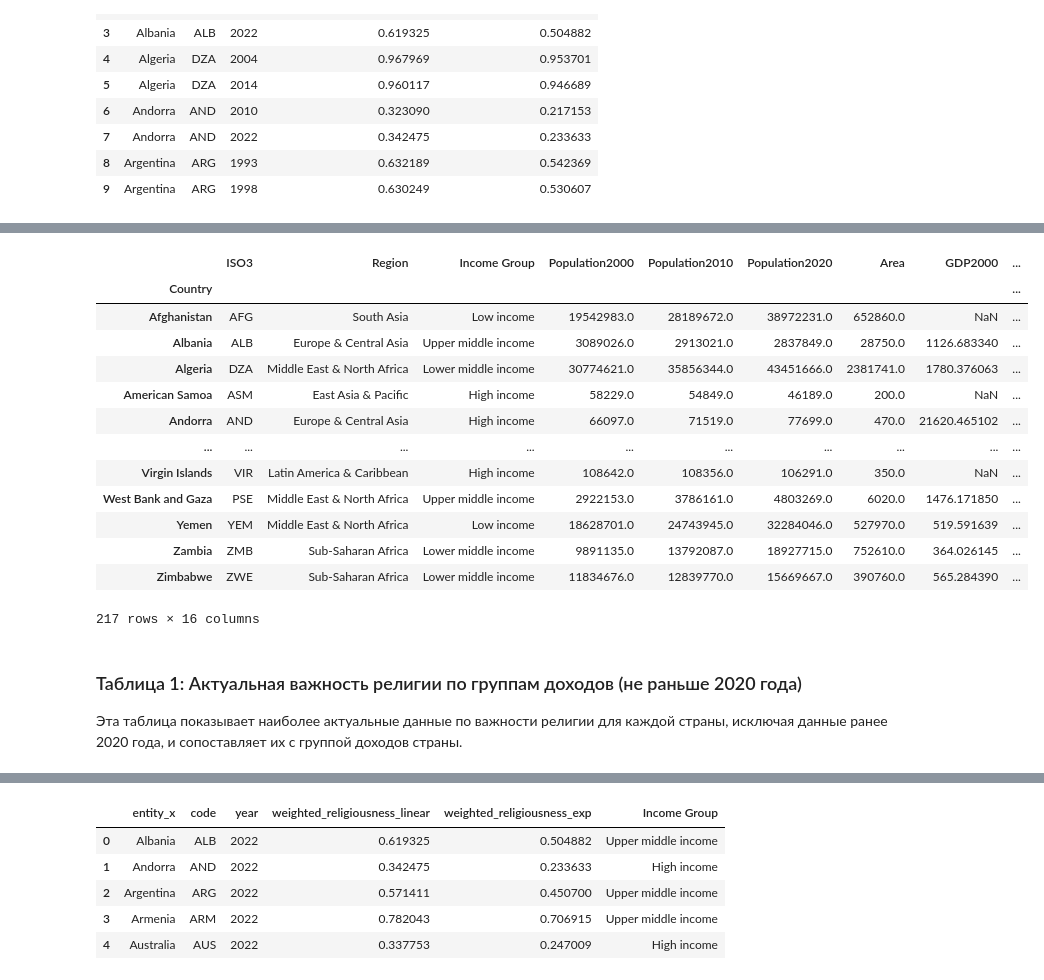
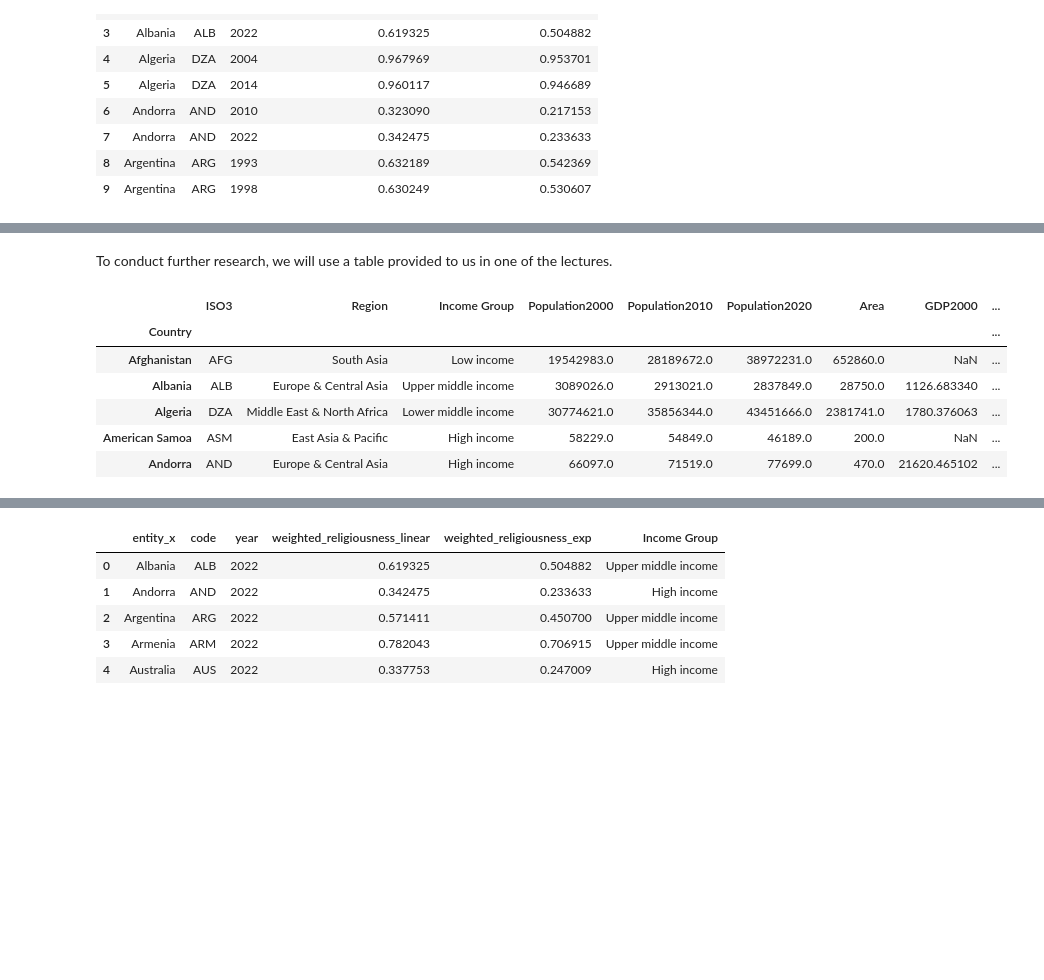
Before and after one commit to fedirmel234-beep/vizualization-of-data-projects-religions-uk, a Jupyter notebook: Desktop/EDA_files/Project_work.ipynb, the cells around one changed output, grey strips where cells are left out. Drawn from its saved outputs; the diff is of its cells as text; code cells hidden in the pictures; blank space fills up the shorter version.

```diff
--- a/Desktop/EDA_files/Project_work.ipynb
+++ b/Desktop/EDA_files/Project_work.ipynb
@@ -102,19 +417,14 @@ Name: entity, dtype: int64
+# %% [markdown]
+To conduct further research, we will use a table provided to us in one of the lectures.
 # %%
 url = 'https://fmfi-compbio.github.io/viz/data/World_bank.csv'
 countries = pd.read_csv(url).set_index('Country')
-display(countries)
+display(countries.head(5))
 # %% [output]
 |  | ISO3 | Region | Income Group | Population2000 | Population2010 | Population2020 | Area | GDP2000 | ... |
 | Country |  |  |  |  |  |  |  |  | ... |
 | Afghanistan | AFG | South Asia | Low income | 19542983.0 | 28189672.0 | 38972231.0 | 652860.0 | NaN | ... |
 | Albania | ALB | Europe & Central Asia | Upper middle income | 3089026.0 | 2913021.0 | 2837849.0 | 28750.0 | 1126.683340 | ... |
 | Algeria | DZA | Middle East & North Africa | Lower middle income | 30774621.0 | 35856344.0 | 43451666.0 | 2381741.0 | 1780.376063 | ... |
 | American Samoa | ASM | East Asia & Pacific | High income | 58229.0 | 54849.0 | 46189.0 | 200.0 | NaN | ... |
 | Andorra | AND | Europe & Central Asia | High income | 66097.0 | 71519.0 | 77699.0 | 470.0 | 21620.465102 | ... |
-| ... | ... | ... | ... | ... | ... | ... | ... | ... | ... |
-| Virgin Islands | VIR | Latin America & Caribbean | High income | 108642.0 | 108356.0 | 106291.0 | 350.0 | NaN | ... |
-| West Bank and Gaza | PSE | Middle East & North Africa | Upper middle income | 2922153.0 | 3786161.0 | 4803269.0 | 6020.0 | 1476.171850 | ... |
-| Yemen | YEM | Middle East & North Africa | Low income | 18628701.0 | 24743945.0 | 32284046.0 | 527970.0 | 519.591639 | ... |
-| Zambia | ZMB | Sub-Saharan Africa | Lower middle income | 9891135.0 | 13792087.0 | 18927715.0 | 752610.0 | 364.026145 | ... |
-| Zimbabwe | ZWE | Sub-Saharan Africa | Lower middle income | 11834676.0 | 12839770.0 | 15669667.0 | 390760.0 | 565.284390 | ... |
-217 rows × 16 columns
@@ -143,4 +430,0 @@ def get_most_recent_year_data(df, primary_year, secondary_year):
-# %% [markdown]
-### Таблица 1: Актуальная важность религии по группам доходов (не раньше 2020 года)
-
-Эта таблица показывает наиболее актуальные данные по важности религии для каждой страны, исключая данные ранее 2020 года, и сопоставляет их с группой доходов страны.
```
Also changed, not shown: parts of 49 cells of this notebook.
